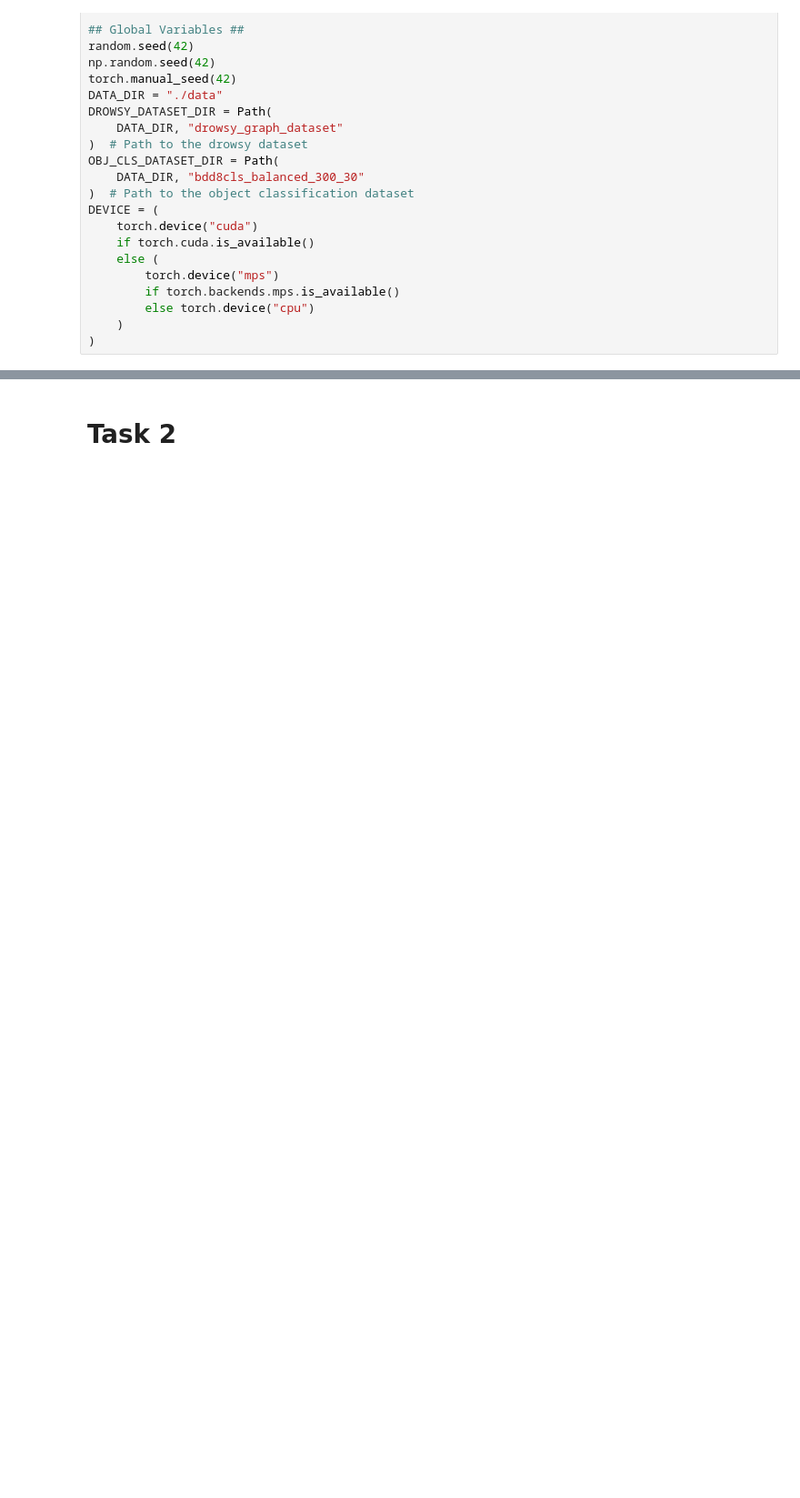
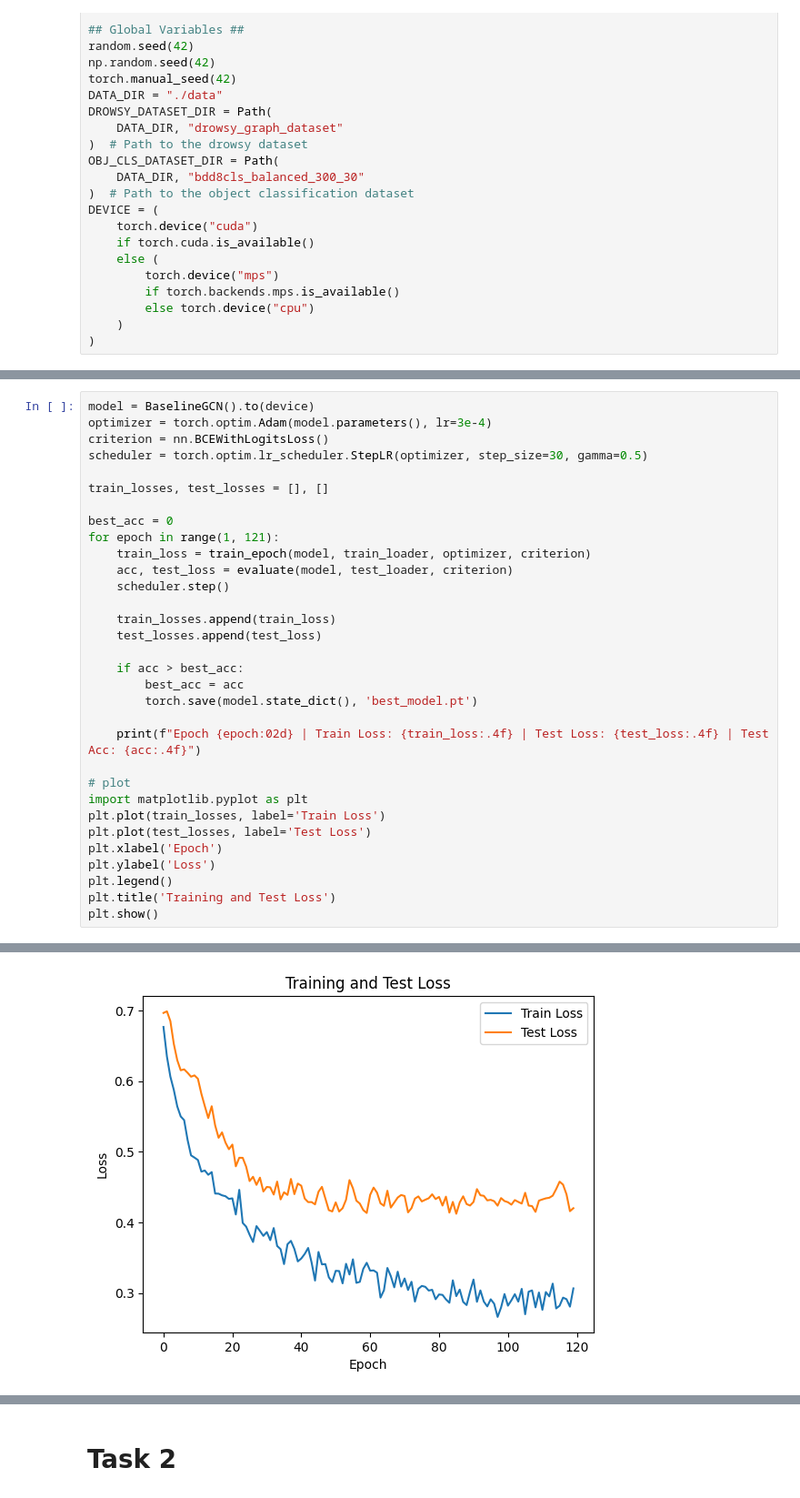
Before and after one commit to joanaritalopes/Autonomous-Driving-using-Deep-Learning, a Jupyter notebook: assignment2_skeleton.ipynb, the cells around one changed output, grey strips where cells are left out. Shown at 91% size. Cells and saved outputs as stored; diff of their text form; blank space fills up the shorter version.

```diff
--- a/assignment2_skeleton.ipynb
+++ b/assignment2_skeleton.ipynb
@@ -130,0 +232,33 @@ plot_face_graph(graph, ax)
+# %%
+model = BaselineGCN().to(device)
+optimizer = torch.optim.Adam(model.parameters(), lr=3e-4)
+criterion = nn.BCEWithLogitsLoss()
+scheduler = torch.optim.lr_scheduler.StepLR(optimizer, step_size=30, gamma=0.5)
+
+train_losses, test_losses = [], []
+
+best_acc = 0
+for epoch in range(1, 121):
+    train_loss = train_epoch(model, train_loader, optimizer, criterion)
+    acc, test_loss = evaluate(model, test_loader, criterion)
+    scheduler.step()
+
+    train_losses.append(train_loss)
+    test_losses.append(test_loss)
+
+    if acc > best_acc:
+        best_acc = acc
+        torch.save(model.state_dict(), 'best_model.pt')
+
+    print(f"Epoch {epoch:02d} | Train Loss: {train_loss:.4f} | Test Loss: {test_loss:.4f} | Test Acc: {acc:.4f}")
+
+# plot
+import matplotlib.pyplot as plt
+plt.plot(train_losses, label='Train Loss')
+plt.plot(test_losses, label='Test Loss')
+plt.xlabel('Epoch')
+plt.ylabel('Loss')
+plt.legend()
+plt.title('Training and Test Loss')
+plt.show()
+# %% [output]
@@ -130,0 +282 @@ plot_face_graph(graph, ax)
+[figure, added]
```
Also changed, not shown: parts of 15 cells of this notebook.
